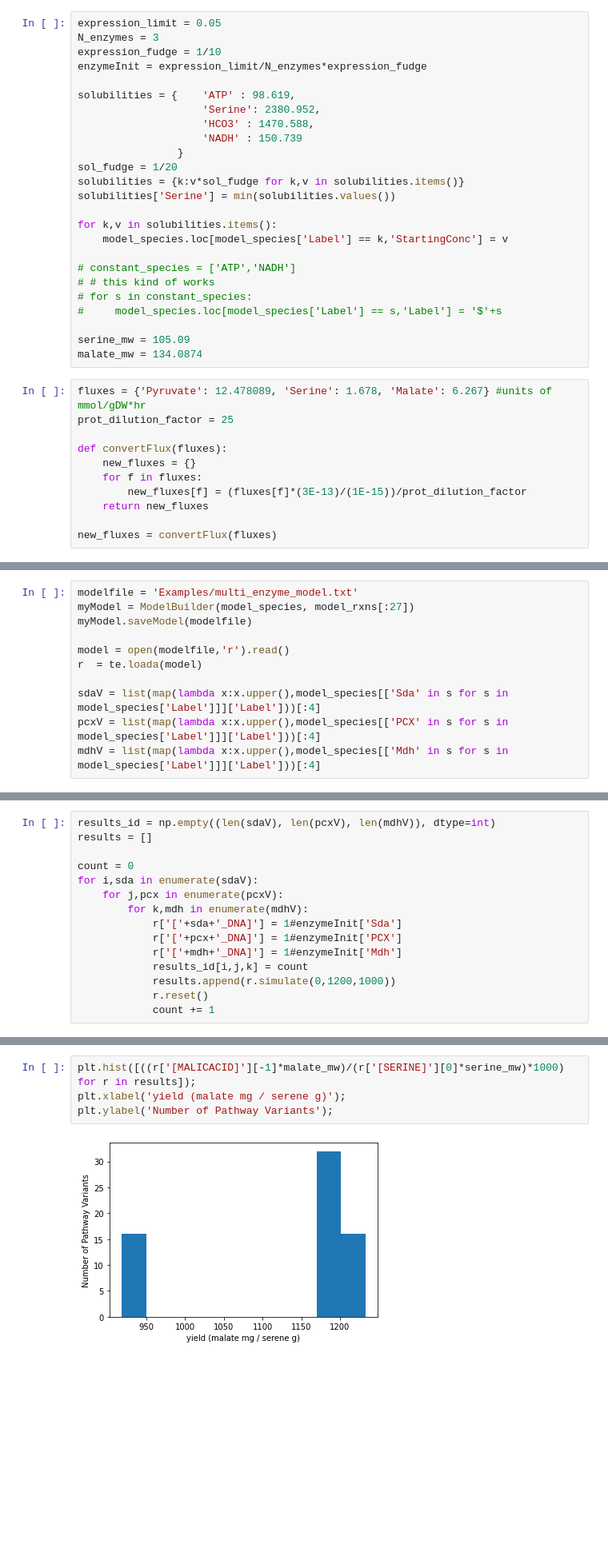
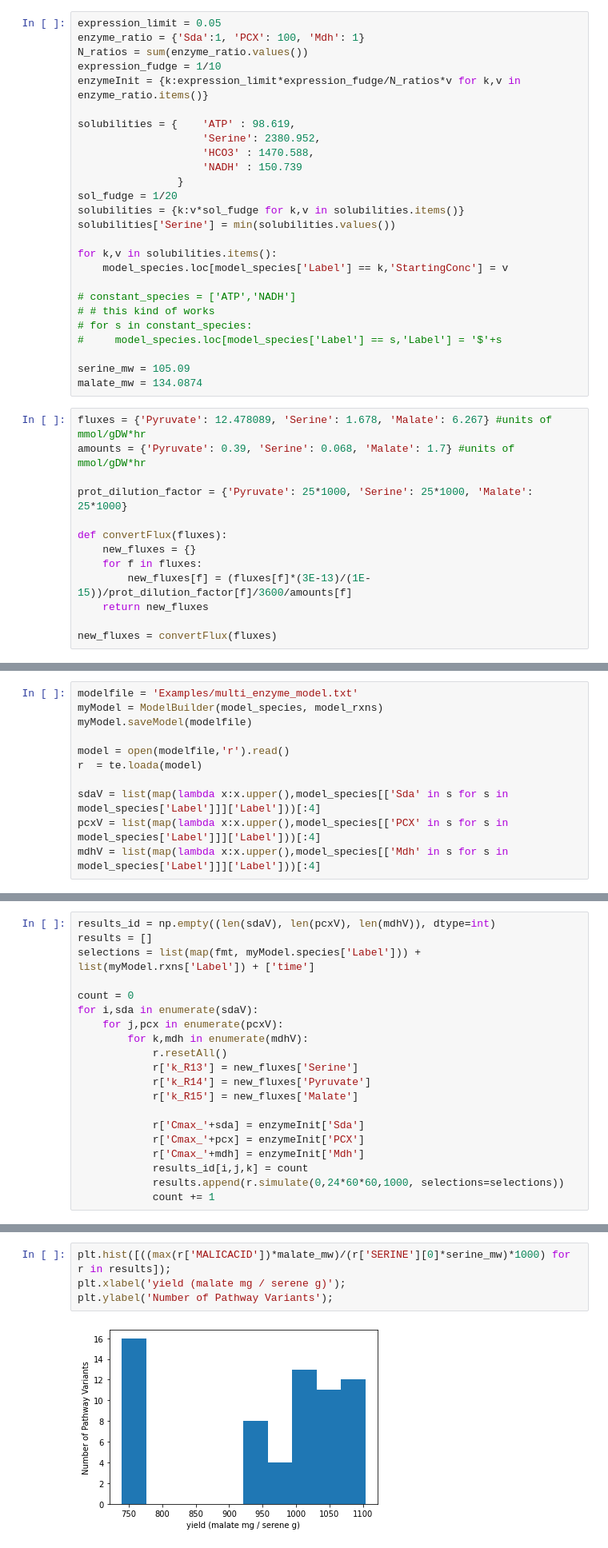
Before and after one commit to carothersresearch/ODBM, a Jupyter notebook: buildModelFromExcel.ipynb, the cells around one changed output, grey strips where cells are left out. Shown: that part at 80% size. Cells and saved outputs as stored; diff of their text form; blank space fills up the shorter version.

```diff
--- a/buildModelFromExcel.ipynb
+++ b/buildModelFromExcel.ipynb
@@ -13,8 +14,9 @@ model_rxns = pd.read_excel('Examples/multi_enzyme_model.xlsx', sheet_name = 'Rea
 # %%
 expression_limit = 0.05
-N_enzymes = 3
+enzyme_ratio = {'Sda':1, 'PCX': 100, 'Mdh': 1}
+N_ratios = sum(enzyme_ratio.values())
 expression_fudge = 1/10
-enzymeInit = expression_limit/N_enzymes*expression_fudge
+enzymeInit = {k:expression_limit*expression_fudge/N_ratios*v for k,v in enzyme_ratio.items()}
 
 solubilities = {    'ATP' : 98.619,
                     'Serine': 2380.952,
@@ -37,12 +39,14 @@ serine_mw = 105.09
 malate_mw = 134.0874
 # %%
 fluxes = {'Pyruvate': 12.478089, 'Serine': 1.678, 'Malate': 6.267} #units of mmol/gDW*hr
-prot_dilution_factor = 25
+amounts = {'Pyruvate': 0.39, 'Serine': 0.068, 'Malate': 1.7} #units of mmol/gDW*hr
+
+prot_dilution_factor = {'Pyruvate': 25*1000, 'Serine': 25*1000, 'Malate': 25*1000}
 
 def convertFlux(fluxes):
     new_fluxes = {}
     for f in fluxes:
-        new_fluxes[f] = (fluxes[f]*(3E-13)/(1E-15))/prot_dilution_factor
+        new_fluxes[f] = (fluxes[f]*(3E-13)/(1E-15))/prot_dilution_factor[f]/3600/amounts[f]
     return new_fluxes
 
 new_fluxes = convertFlux(fluxes)
@@ -53,6 +53,6 @@ new_fluxes
 # %%
 modelfile = 'Examples/multi_enzyme_model.txt'
-myModel = ModelBuilder(model_species, model_rxns[:27])
+myModel = ModelBuilder(model_species, model_rxns)
 myModel.saveModel(modelfile)
 
 model = open(modelfile,'r').read()
@@ -68,15 +64,20 @@ sdaV
 # %%
 results_id = np.empty((len(sdaV), len(pcxV), len(mdhV)), dtype=int)
 results = []
+selections = list(map(fmt, myModel.species['Label'])) + list(myModel.rxns['Label']) + ['time']
 
 count = 0
 for i,sda in enumerate(sdaV):
     for j,pcx in enumerate(pcxV):
         for k,mdh in enumerate(mdhV):
-            r['['+sda+'_DNA]'] = 1#enzymeInit['Sda']
-            r['['+pcx+'_DNA]'] = 1#enzymeInit['PCX']
-            r['['+mdh+'_DNA]'] = 1#enzymeInit['Mdh']
+            r.resetAll()
+            r['k_R13'] = new_fluxes['Serine']
+            r['k_R14'] = new_fluxes['Pyruvate']
+            r['k_R15'] = new_fluxes['Malate']
+
+            r['Cmax_'+sda] = enzymeInit['Sda']
+            r['Cmax_'+pcx] = enzymeInit['PCX']
+            r['Cmax_'+mdh] = enzymeInit['Mdh']
             results_id[i,j,k] = count
-            results.append(r.simulate(0,1200,1000))
-            r.reset()
+            results.append(r.simulate(0,24*60*60,1000, selections=selections))
             count += 1
@@ -118,6 +106,6 @@ rxn_plot(myModel, results[run], rxn_idx, figsize=(16,4), titles = v_labels)
 # %%
-plt.hist([((r['[MALICACID]'][-1]*malate_mw)/(r['[SERINE]'][0]*serine_mw)*1000) for r in results]);
+plt.hist([((max(r['MALICACID'])*malate_mw)/(r['SERINE'][0]*serine_mw)*1000) for r in results]);
 plt.xlabel('yield (malate mg / serene g)');
 plt.ylabel('Number of Pathway Variants');
 # %% [output]
-[figure, old version]
+[figure, new version]
```
Also changed, not shown: parts of 16 cells of this notebook, 4 other files.
